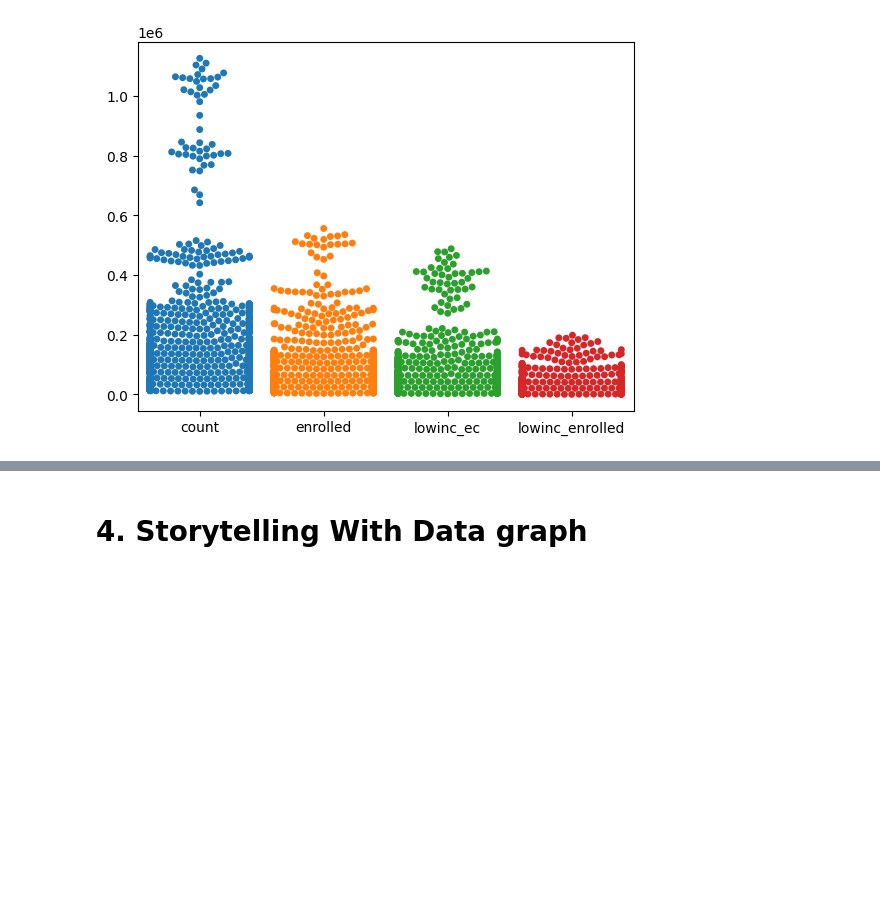
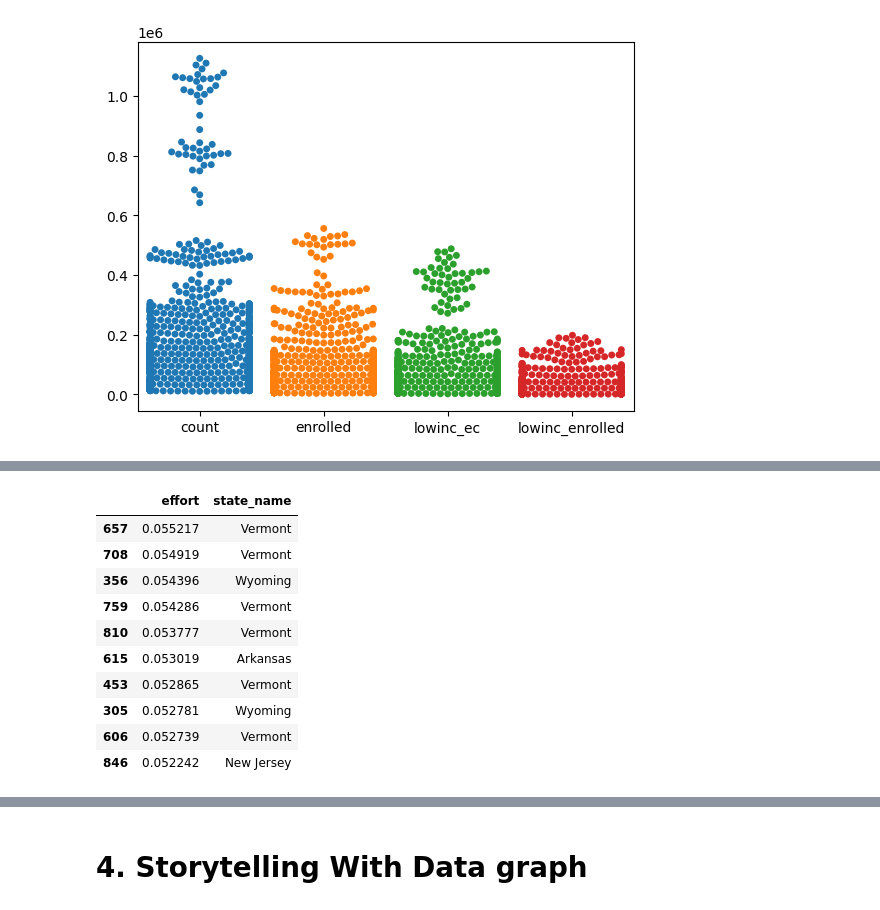
Before and after one commit to SalhaMo/Module-B-semester-2, a Jupyter notebook: Week4.ipynb, the cells around one changed output, grey strips where cells are left out. Drawn from its saved outputs; the diff is of its cells as text; code cells hidden in the pictures; blank space fills up the shorter version.

```diff
--- a/Week4.ipynb
+++ b/Week4.ipynb
@@ -175,0 +179,15 @@ df['effort'].hist()
+# %%
+#lets look what states has the highest effort
+df.sort_values('effort', ascending=False)[['effort', 'state_name']].head(10)
+# %% [output]
+|  | effort | state_name |
+| 657 | 0.055217 | Vermont |
+| 708 | 0.054919 | Vermont |
+| 356 | 0.054396 | Wyoming |
+| 759 | 0.054286 | Vermont |
+| 810 | 0.053777 | Vermont |
+| 615 | 0.053019 | Arkansas |
+| 453 | 0.052865 | Vermont |
+| 305 | 0.052781 | Wyoming |
+| 606 | 0.052739 | Vermont |
+| 846 | 0.052242 | New Jersey |
```
Also changed, not shown: parts of 5 cells of this notebook.
